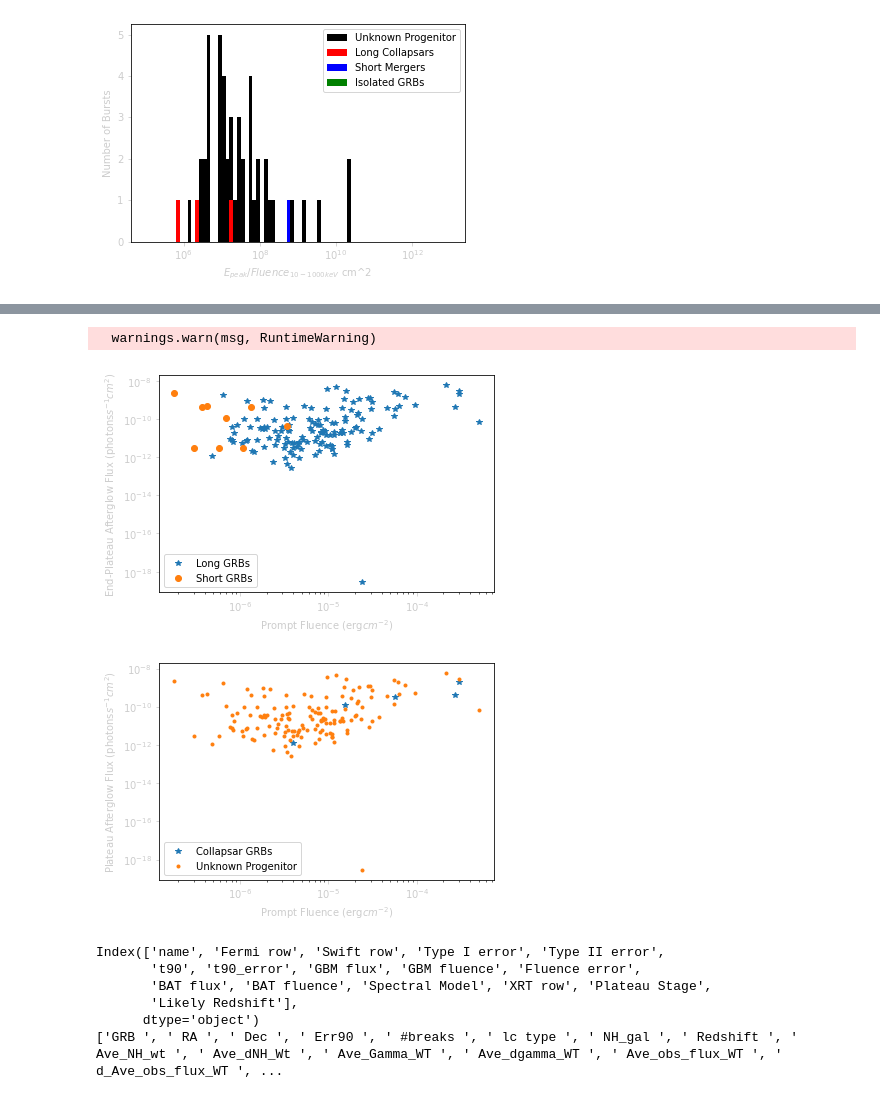
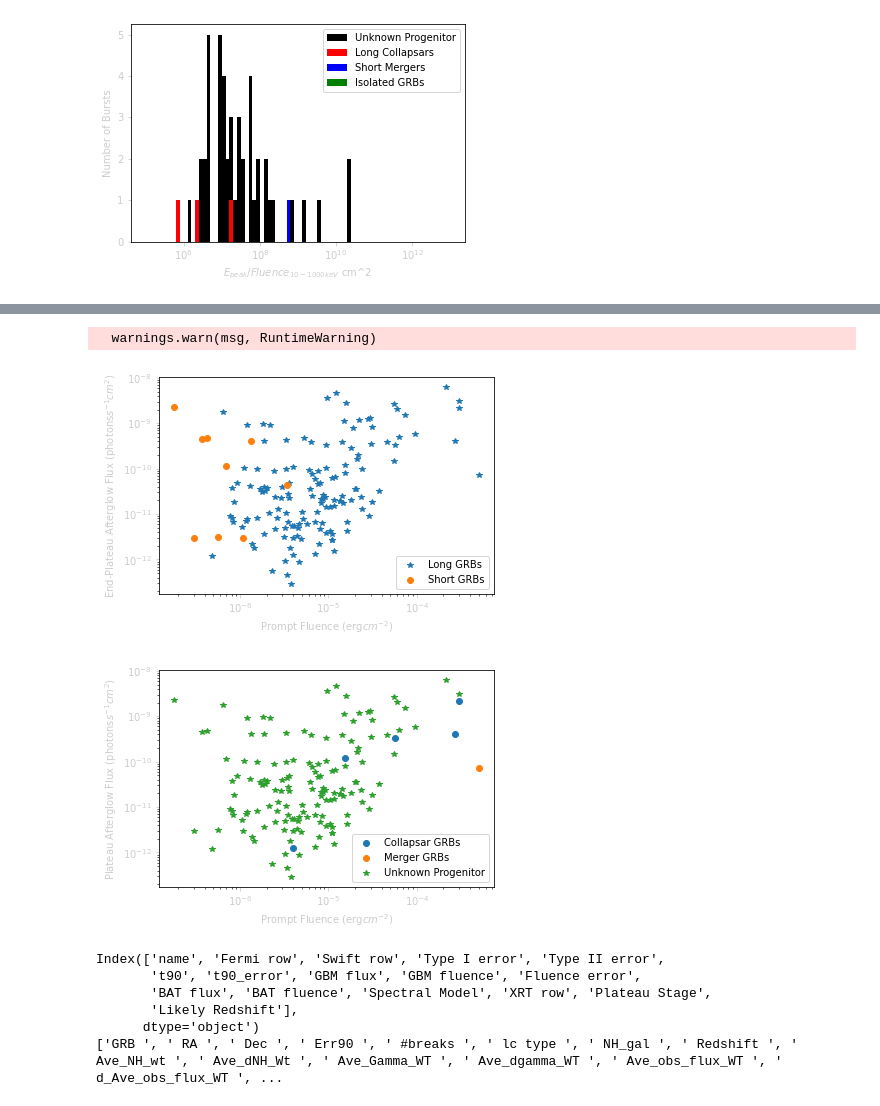
Before and after one commit to nuessle167/mirrored_prediction_paper, a Jupyter notebook: Cursed_code.ipynb, the cells around one changed output, grey strips where cells are left out. Cells and saved outputs as stored; diff of their text form; code cells hidden in the pictures.

```diff
--- a/Cursed_code.ipynb
+++ b/Cursed_code.ipynb
@@ -3653,7 +3673,7 @@ for i in sample_3_data.index:
                                         power_5, power_6, 0, 11*60*60)
                         if more_xrt_data[' Flux_11 '][row] != ' N/A ':
                             Q=fsolve(lambda A: A*initial_value-float(more_xrt_data[' Flux_11 ']\
-                                                                     [row]), 0.01)[0]
+                                                                     [row]), 1e8)[0]
                             if abs(quintuply_broken_PL(Q, break_1, break_2, break_3, break_4, \
                                 break_5, power_1, power_2, power_3, power_4, power_5, power_6, \
                             0, 24*60*60)-float(more_xrt_data[' Flux_24 '][row]))/\
@@ -3663,13 +3683,13 @@ for i in sample_3_data.index:
                                     power_5, power_6, 0, back)
                             else:
                                 Q=fsolve(lambda A: A*initial_value-float(\
-                                        more_xrt_data[' Flux_24 '][row]),0.01)[0]
+                                        more_xrt_data[' Flux_24 '][row]),1e8)[0]
                                 AG_flux=quintuply_broken_PL(Q, break_1, break_2, break_3,\
                                     break_4, break_5, power_1, power_2, power_3, power_4,\
                                         power_5, power_6, 0, back)
                         elif more_xrt_data[' Flux_24 '][row] != ' N/A ':
                             Q=fsolve(lambda A: A*initial_value-float(more_xrt_data[' Flux_24 ']\
-                                                                     [row]), 0.01)[0]
+                                                                     [row]), 1e8)[0]
                             AG_flux=quintuply_broken_PL(Q, break_1, break_2, break_3,\
                                     break_4, break_5, power_1, power_2, power_3, power_4,\
                                         power_5, power_6, 0, back)
@@ -3681,7 +3701,7 @@ for i in sample_3_data.index:
                                              0, 11*60*60)
                         if more_xrt_data[' Flux_11 '][row] != ' N/A ':
                             Q=fsolve(lambda A: A*initial_value-float(more_xrt_data[' Flux_11 ']\
-                                                                     [row]), 0.01)[0]
+                                                                     [row]), 1e8)[0]
                             if abs(quadruply_broken_PL(Q, break_1, break_2, break_3, break_4, \
                             power_1, power_2, power_3, power_4, power_5,\
                             0, 24*60*60)-float(more_xrt_data[' Flux_24 '][row]))/\
@@ -3691,13 +3711,13 @@ for i in sample_3_data.index:
                                 power_3, power_4, power_5, 0, back)
                             else:
                                 Q=fsolve(lambda A: A*initial_value-float(\
-                                    more_xrt_data[' Flux_24 '][row]),0.01)[0]
+                                    more_xrt_data[' Flux_24 '][row]),1e8)[0]
                                 AG_flux=quadruply_broken_PL(Q, break_1, break_2, break_3, \
                                         break_4, power_1, power_2, power_3, power_4, \
                                                             power_5, 0, back)
                         elif more_xrt_data[' Flux_24 '][row] != ' N/A ':
                             Q=fsolve(lambda A: A*initial_value-float(more_xrt_data[' Flux_24 ']\
-                                                                     [row]), 0.01)[0]
+                                                                     [row]), 1e8)[0]
                             AG_flux=quadruply_broken_PL(Q, break_1, break_2, break_3, \
                                         break_4, power_1, power_2, power_3, power_4, \
                                                             power_5, 0, back)
@@ -3710,7 +3730,7 @@ for i in sample_3_data.index:
                                              0, 11*60*60)
                     if more_xrt_data[' Flux_11 '][row] != ' N/A ':
                         Q=fsolve(lambda A: A*initial_value-float(more_xrt_data[' Flux_11 ']\
-                                                                     [row]), 0.01)[0]
+                                                                     [row]), 1e8)[0]
                         if abs(triply_broken_PL(Q, break_1, break_2, break_3, \
                             power_1, power_2, power_3, power_4,\
                             0, 24*60*60)-float(more_xrt_data[' Flux_24 '][row]))/\
@@ -3719,12 +3739,12 @@ for i in sample_3_data.index:
                                     power_1, power_2, power_3, power_4, 0, back)
                         else:
                             Q=fsolve(lambda A: A*initial_value-float(\
-                                more_xrt_data[' Flux_24 '][row]), 0.01)[0]
+                                more_xrt_data[' Flux_24 '][row]), 1e8)[0]
                             AG_flux=triply_broken_PL(Q, break_1, break_2, break_3, \
                                     power_1, power_2, power_3, power_4, 0, back)
                     elif more_xrt_data[' Flux_24 '][row] != ' N/A ':
                         Q=fsolve(lambda A: A*initial_value-float(more_xrt_data[' Flux_24 ']\
-                                                                     [row]), 0.01)[0]
+                                                                     [row]), 1e8)[0]
                         AG_flux=triply_broken_PL(Q, break_1, break_2, break_3, \
                                     power_1, power_2, power_3, power_4, 0, back)
                     else:
@@ -3735,7 +3755,7 @@ for i in sample_3_data.index:
                                              0, 11*60*60)
                 if more_xrt_data[' Flux_11 '][row] != ' N/A ':
                     Q=fsolve(lambda A: A*initial_value-float(more_xrt_data[' Flux_11 ']\
-                                                                     [row]), 0.01)[0]
+                                                                     [row]), 1e8)[0]
                     if abs(doubly_broken_PL(Q, break_1, break_2, power_1, power_2, power_3, \
                             0, 24*60*60)-float(more_xrt_data[' Flux_24 '][row]))/\
                         (float(more_xrt_data[' Flux_24 '][row]))<0.05:
@@ -3743,12 +3763,12 @@ for i in sample_3_data.index:
                                     power_3, 0, back)
                     else:
                         Q=fsolve(lambda A: A*initial_value-float(more_xrt_data[' Flux_24 '][row]),\
-                         0.01)[0]
+                         1e8)[0]
                         AG_flux=doubly_broken_PL(Q, break_1, break_2, power_1, power_2, \
                                     power_3, 0, back)
                 elif more_xrt_data[' Flux_24 '][row] != ' N/A ':
                     Q=fsolve(lambda A: A*initial_value-float(more_xrt_data[' Flux_24 ']\
-                                                                     [row]), 0.01)[0]
+                                                                     [row]), 1e8)[0]
                     AG_flux=doubly_broken_PL(Q, break_1, break_2, power_1, power_2, \
                                     power_3, 0, back)
                 else:
@@ -3757,18 +3777,18 @@ for i in sample_3_data.index:
             initial_value=singly_broken_PL(1, break_1, power_1, power_2, 0, 11*60*60)
             if more_xrt_data[' Flux_11 '][row] != ' N/A ':
                 Q=fsolve(lambda A: A*initial_value-float(more_xrt_data[' Flux_11 '][row]),\
-                         0.01)[0]
+                         1e8)[0]
                 if abs(singly_broken_PL(Q, break_1, power_1, power_2, \
                             0, 24*60*60)-float(more_xrt_data[' Flux_24 '][row]))/\
                         (float(more_xrt_data[' Flux_24 '][row]))<0.05:
                     AG_flux=singly_broken_PL(Q, break_1, power_1, power_2, 0, back)
                 else:
                     Q=fsolve(lambda A: A*initial_value-float(more_xrt_data[' Flux_24 '][row]),\
-                         0.01)[0]
+                         1e8)[0]
                     AG_flux=singly_broken_PL(Q, break_1, power_1, power_2, 0, back)
             elif more_xrt_data[' Flux_24 '][row] != ' N/A ':
                 Q=fsolve(lambda A: A*initial_value-float(more_xrt_data[' Flux_24 '][row]),\
-                         0.01)[0]
+                         1e8)[0]
                 AG_flux=singly_broken_PL(Q, break_1, power_1, power_2, 0, back)
             else:
                 AG_flux=np.NaN
@@ -3800,40 +3820,40 @@ plt.ylabel(r"End-Plateau Afterglow Flux (photons$s^{-1}$$cm^2$)", color="0.8")
 plt.show()
 sm_mask=np.isin(Test_2b_Data['Name'], \
                 Overlap_Precursors["Short Mergers"])
 lm_mask=np.isin(Test_2b_Data['Name'], \
                 Overlap_Precursors["Long Mergers"])
 sc_mask=np.isin(Test_2b_Data['Name'], \
                 Overlap_Precursors["Short Collapsars"])
 lc_mask=np.isin(Test_2b_Data['Name'], \
                 Overlap_Precursors["Long Collapsars"])
 exo_mask=np.isin(Test_2b_Data['Name'], \
                 Overlap_Precursors["Potentially Exotic"])
 iso_mask=np.isin(Test_2b_Data['Name'], \
                 Overlap_Precursors["Galactic Detected"])
 Short_Test_2bb_Data=Test_2b_Data[sm_mask|lm_mask|iso_mask]
 Long_Test_2bb_Data=Test_2b_Data[sc_mask|lc_mask]
 Exotic_Test_2bb_Data=Test_2b_Data[exo_mask]
 Unknown_Test_2bb_Data=Test_2b_Data[~(lm_mask|lc_mask|sm_mask|sc_mask|exo_mask|iso_mask)]
 plt.plot(Long_Test_2bb_Data["Prompt Fluence"], \
-         abs(Long_Test_2bb_Data["End-Plateau Flux"]), marker="*", ls='none')
-# plt.plot(Short_Test_2bb_Data["Prompt Fluence"], \
-#          abs(Short_Test_2bb_Data["End-Plateau Flux"]), marker="*", ls='none')
+         abs(Long_Test_2bb_Data["End-Plateau Flux"]), marker="o", ls='none')
+plt.plot(Short_Test_2bb_Data["Prompt Fluence"], \
+         abs(Short_Test_2bb_Data["End-Plateau Flux"]), marker="o", ls='none')
 # plt.plot(Exotic_Test_1b_Data["Prompt Luminosity"], \
 #          abs(Exotic_Test_1b_Data["Avg. Afterglow Decay Rate"]), marker="o", ls='none')
 plt.plot(Unknown_Test_2bb_Data["Prompt Fluence"], \
-         abs(Unknown_Test_2bb_Data["End-Plateau Flux"]), marker=".", ls='none')
-plt.legend(['Collapsar GRBs', 'Unknown Progenitor'])
+         abs(Unknown_Test_2bb_Data["End-Plateau Flux"]), marker="*", ls='none')
+plt.legend(['Collapsar GRBs', 'Merger GRBs', 'Unknown Progenitor'])
 plt.xscale('log')
 plt.yscale('log')
 plt.tick_params(axis='x', colors='0.8')
 plt.tick_params(axis='y', colors='0.8')
 plt.xlabel(r"Prompt Fluence (erg$cm^{-2}$)", color="0.8")
 plt.ylabel(r"Plateau Afterglow Flux (photons$s^{-1}$$cm^2$)", color="0.8")
 plt.show()
 # %% [output]
   warnings.warn(msg, RuntimeWarning)
-[figure, old version]
+[figure, new version]
-[figure, old version]
+[figure, new version]
 # %%
 ##Hypothesis 3a##
 # %%
```
Also changed, not shown: parts of 7 cells of this notebook.
